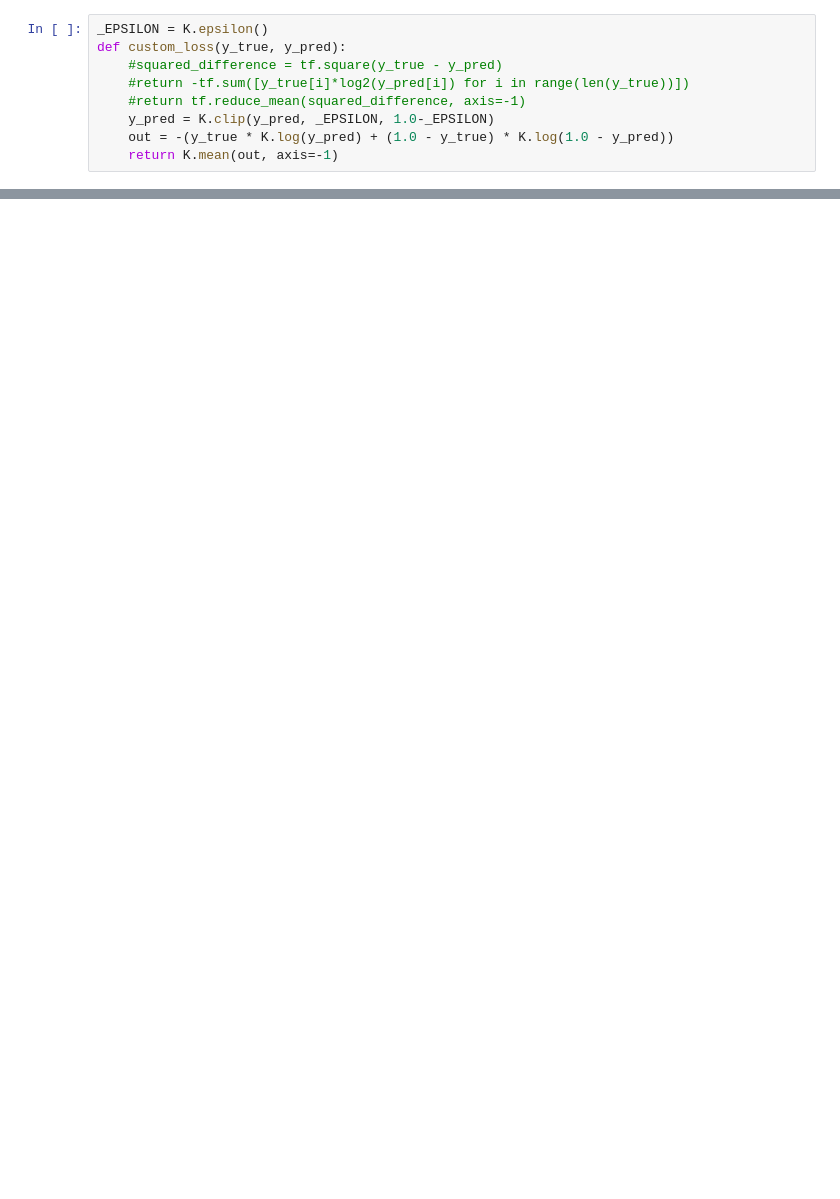
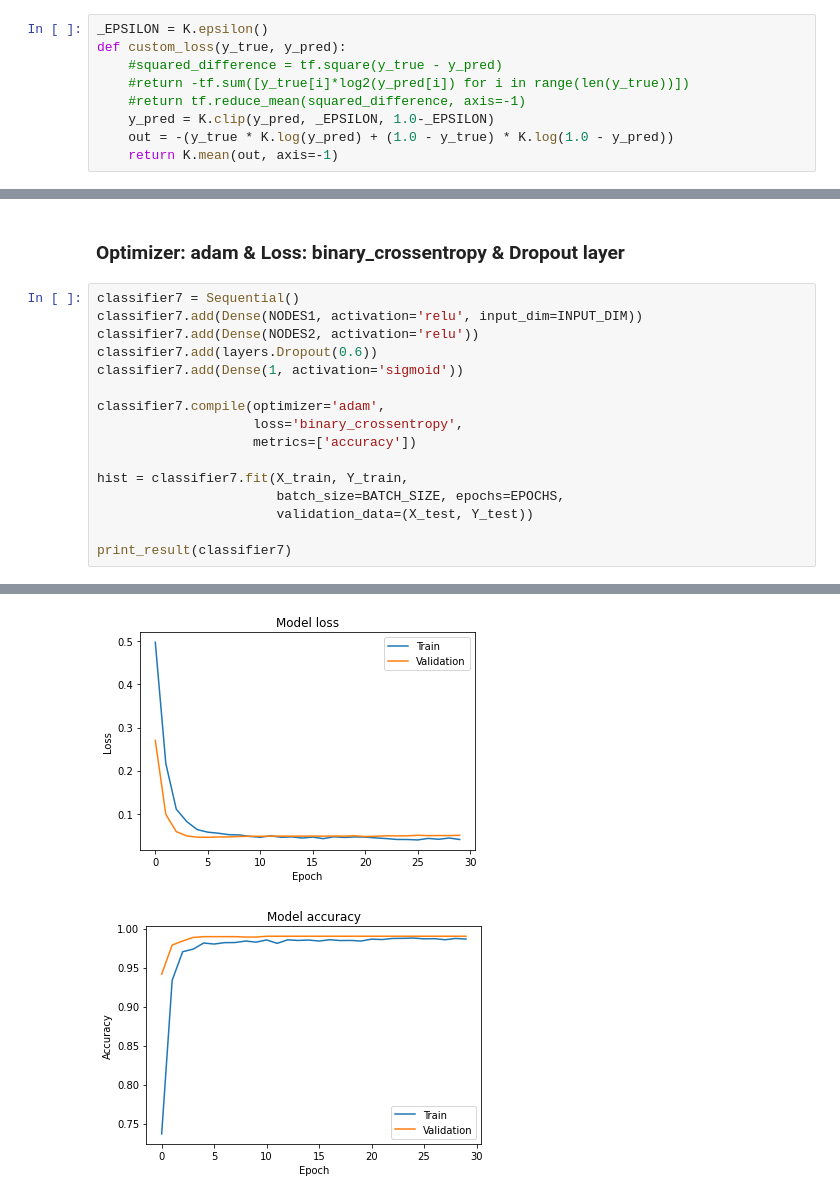
Before and after one commit to mirjanaz200/Room-Occupation, a Jupyter notebook: Room Occupancy.ipynb, the cells around one changed output, grey strips where cells are left out. Cells and saved outputs as stored; diff of their text form; blank space fills up the shorter version.

```diff
--- a/Room Occupancy.ipynb
+++ b/Room Occupancy.ipynb
@@ -451,0 +471,19 @@ print_result(classifier7)
+# %% [markdown]
+### Optimizer: adam & Loss: binary_crossentropy & Dropout layer
+# %%
+classifier7 = Sequential()
+classifier7.add(Dense(NODES1, activation='relu', input_dim=INPUT_DIM))
+classifier7.add(Dense(NODES2, activation='relu'))
+classifier7.add(layers.Dropout(0.6))
+classifier7.add(Dense(1, activation='sigmoid'))
+
+classifier7.compile(optimizer='adam',
+                    loss='binary_crossentropy',
+                    metrics=['accuracy'])
+
+hist = classifier7.fit(X_train, Y_train,
+                       batch_size=BATCH_SIZE, epochs=EPOCHS,
+                       validation_data=(X_test, Y_test))
+
+print_result(classifier7)
+# %% [output]
@@ -451,0 +507,2 @@ print_result(classifier7)
+[figure, added]
+[figure, added]
```
Also changed, not shown: parts of 28 cells of this notebook.
